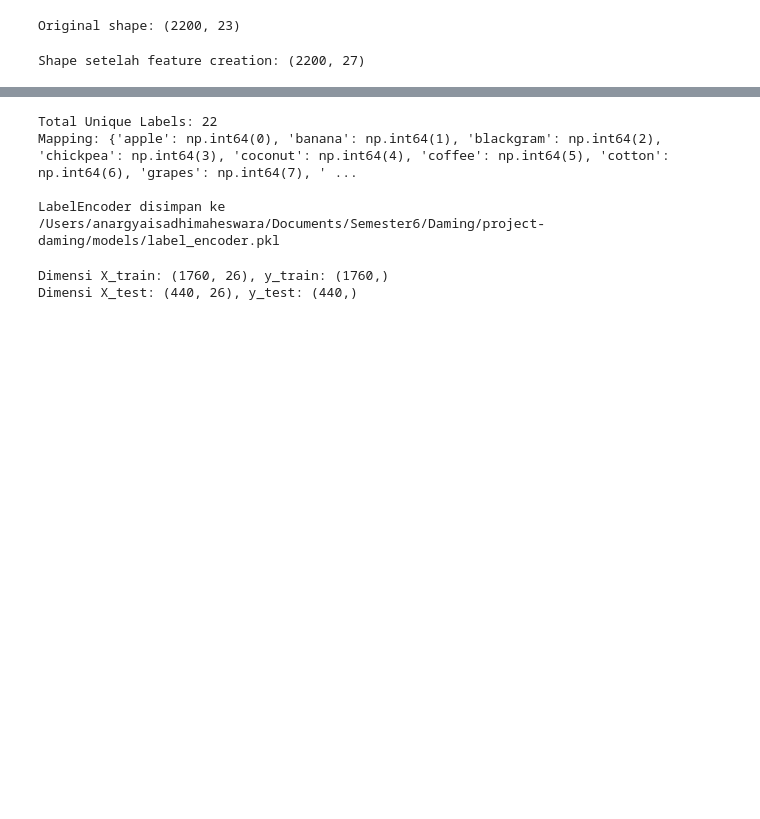
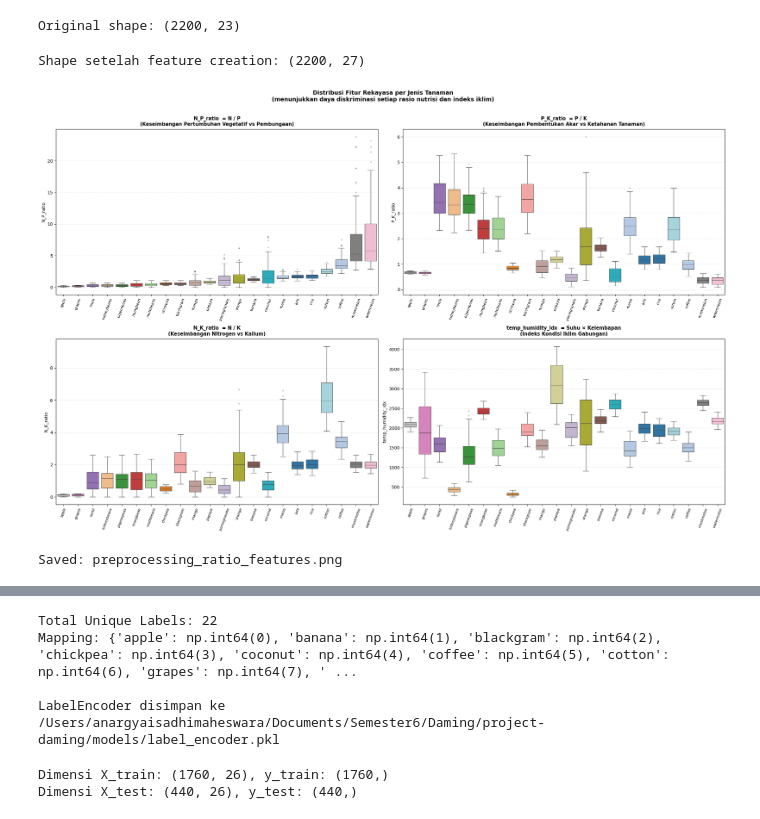
Before and after one commit to faqihfirman/project-daming, a Jupyter notebook: notebooks/preprocessing.ipynb, the cells around one changed output, grey strips where cells are left out. Saved outputs shown, nothing was run; the diff lists cells and outputs as text; code cells hidden in the pictures; blank space fills up the shorter version.

Commit message:
feat(preprocessing): add pre-clip snapshot for visualization

```diff
--- a/notebooks/preprocessing.ipynb
+++ b/notebooks/preprocessing.ipynb
@@ -26,3 +26,46 @@ df['temp_humidity_idx'] = df['temperature'] * df['humidity']
 print(f"Shape setelah feature creation: {df.shape}")
 # %% [output]
 Shape setelah feature creation: (2200, 27)
+# %%
+# Simpan snapshot sebelum IQR clipping untuk keperluan visualisasi
+df_before_clip = df.copy()
+# %%
+import os
+os.makedirs('../assets', exist_ok=True)
+
+ratio_features = ['N_P_ratio', 'P_K_ratio', 'N_K_ratio', 'temp_humidity_idx']
+titles = [
+    'N_P_ratio  = N / P\n(Keseimbangan Pertumbuhan Vegetatif vs Pembungaan)',
+    'P_K_ratio  = P / K\n(Keseimbangan Pembentukan Akar vs Ketahanan Tanaman)',
+    'N_K_ratio  = N / K\n(Keseimbangan Nitrogen vs Kalium)',
+    'temp_humidity_idx  = Suhu × Kelembapan\n(Indeks Kondisi Iklim Gabungan)',
+]
+
+# Urutkan label berdasarkan median N_P_ratio
+order = df_before_clip.groupby('label')['N_P_ratio'].median().sort_values().index.tolist()
+
+fig, axes = plt.subplots(2, 2, figsize=(22, 14))
+axes = axes.flatten()
+palette = sns.color_palette('tab20', n_colors=22)
+
+for i, (feat, title) in enumerate(zip(ratio_features, titles)):
+    sns.boxplot(data=df_before_clip, x='label', y=feat, order=order,
+                hue='label', palette=palette, ax=axes[i], legend=False,
+                linewidth=0.8,
+                flierprops=dict(marker='o', markersize=2, alpha=0.4))
+    axes[i].set_title(title, fontsize=11, fontweight='bold', pad=8)
+    axes[i].set_xlabel('')
+    axes[i].set_ylabel(feat, fontsize=10)
+    axes[i].tick_params(axis='x', rotation=70, labelsize=8)
+    axes[i].grid(axis='y', alpha=0.3, linestyle='--')
+
+fig.suptitle('Distribusi Fitur Rekayasa per Jenis Tanaman\n'
+             '(menunjukkan daya diskriminasi setiap rasio nutrisi dan indeks iklim)',
+             fontsize=13, fontweight='bold', y=1.01)
+plt.tight_layout()
+plt.savefig('../assets/preprocessing_ratio_features.png', dpi=120, bbox_inches='tight')
+plt.show()
+print('Saved: preprocessing_ratio_features.png')
+# %% [output]
+[figure, added]
+Saved: preprocessing_ratio_features.png
```
Also changed, not shown: parts of 5 cells of this notebook.
